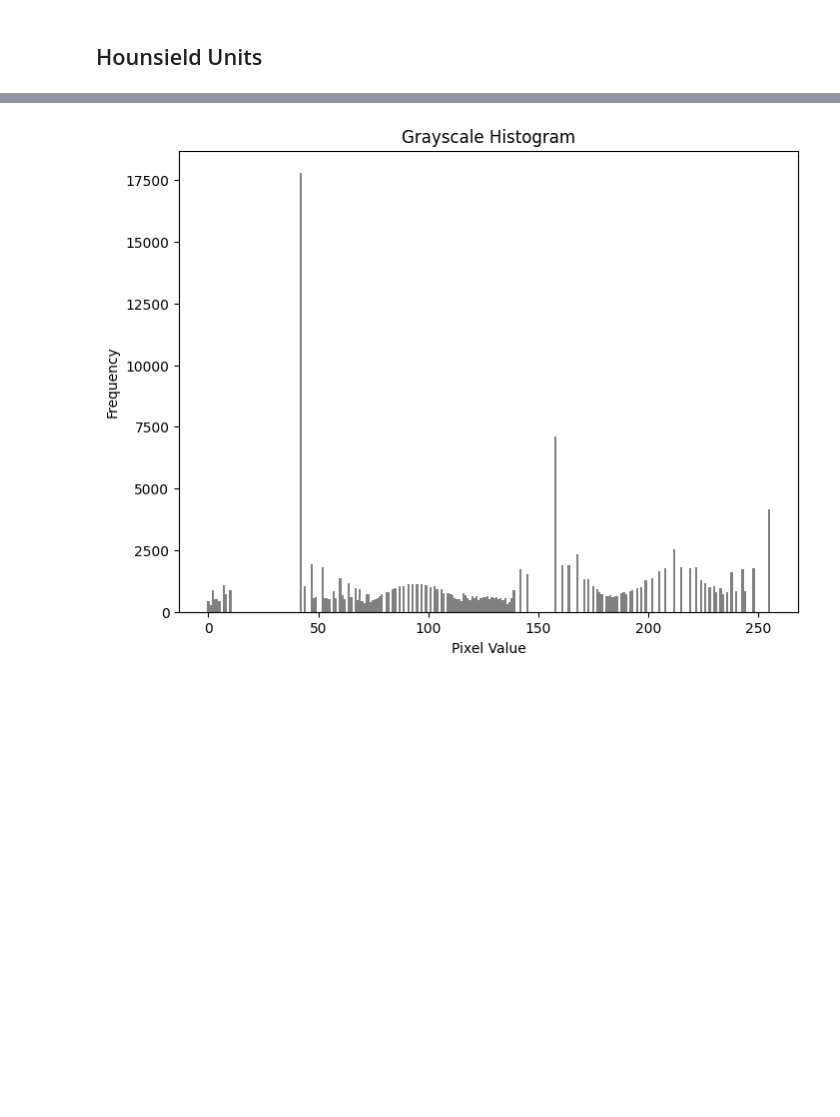
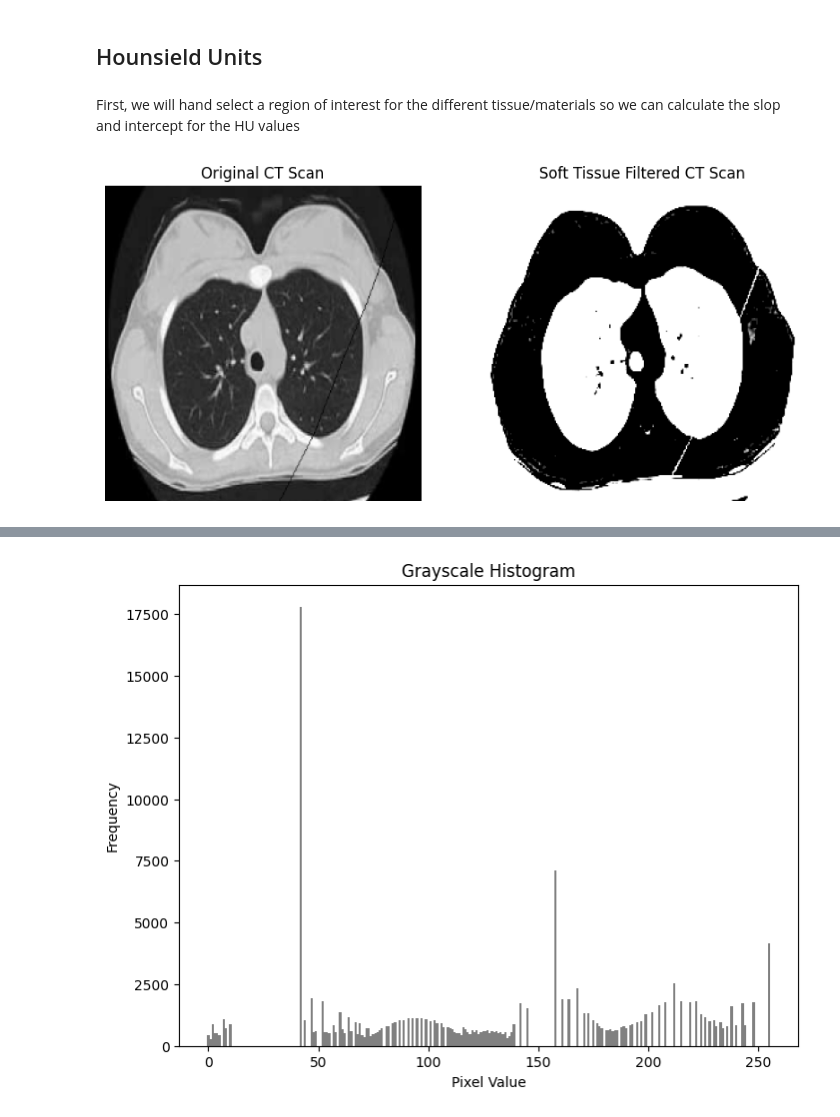
Before and after one commit to zacharyzimm/mids-281-final-project, a Jupyter notebook: FeatureExtractionDeepDive.ipynb, the cells around one changed output, grey strips where cells are left out. Cells and saved outputs as stored; diff of their text form; code cells hidden in the pictures; blank space fills up the shorter version.

```diff
--- a/FeatureExtractionDeepDive.ipynb
+++ b/FeatureExtractionDeepDive.ipynb
@@ -6,3 +7,5 @@ import cv2
 from utils import *
 # %% [markdown]
 ## Hounsield Units
+# %% [markdown]
+First, we will hand select a region of interest for the different tissue/materials so we can calculate the slop and intercept for the HU values
@@ -8,0 +87,59 @@ from utils import *
+# %%
+image = cv2.imread('../Data_Cropped_and_Resized/train/normal/10 (2) - Copy.png', cv2.IMREAD_GRAYSCALE)
+
+bone_pixel_values = image[bone_left:bone_right, bone_top:bone_bottom]
+tissue_pixel_values = image[tissue_left:tissue_right, tissue_top:tissue_bottom]
+air_pixel_values = image[air_left:air_right, air_top:air_bottom]
+# %%
+from scipy.stats import linregress
+
+# Known Hounsfield Unit value of the material in the ROI (e.g., water is 0 HU)
+bone_hu_value = 1500
+tissue_hu_value = 40
+air_hu_value = -1000
+
+hu_values = [bone_hu_value, tissue_hu_value, air_hu_value]
+
+# Calculate the average pixel intensity of the ROI
+bone_average_pixel_intensity = np.mean(bone_pixel_values)
+tissue_average_pixel_intensity = np.mean(tissue_pixel_values)
+air_average_pixel_intensity = np.mean(air_pixel_values)
+
+average_pixel_intensity = [bone_average_pixel_intensity, tissue_average_pixel_intensity, air_average_pixel_intensity]
+
+# # Approximate the slope and intercept
+# slope = known_hu_value / average_pixel_intensity
+# intercept = 0
+
+# Perform linear regression to estimate slope and intercept
+slope, intercept, _, _, _ = linregress(average_pixel_intensity, hu_values)
+
+# Step 3: Apply Calibration and Conversion
+hounsfield_units = slope * image + intercept
+
+# Step 4: Windowing and Visualization (Highlight Soft Tissue)
+# Define the Hounsfield Unit range for soft tissue visualization
+soft_tissue_lower = 30  # Choose the lower bound based on the soft tissue range
+soft_tissue_upper = 60  # Choose the upper bound based on the soft tissue range
+
+# Apply windowing to filter the soft tissue in the CT scan
+windowed_image = np.clip(hounsfield_units, soft_tissue_lower, soft_tissue_upper)
+
+# Normalize the windowed image to the range [0, 1] for visualization
+windowed_image_normalized = (windowed_image - soft_tissue_lower) / (soft_tissue_upper - soft_tissue_lower)
+
+# Display the original and windowed images
+plt.figure(figsize=(10, 5))
+plt.subplot(1, 2, 1)
+plt.imshow(image, cmap='gray')
+plt.title('Original CT Scan')
+plt.axis('off')
+
+plt.subplot(1, 2, 2)
+plt.imshow(windowed_image_normalized, cmap='gray')
+plt.title('Soft Tissue Filtered CT Scan')
+plt.axis('off')
+
+plt.show()
+# %% [output]
+[figure, added]
```
Also changed, not shown: parts of 7 cells of this notebook, 2 other files.
